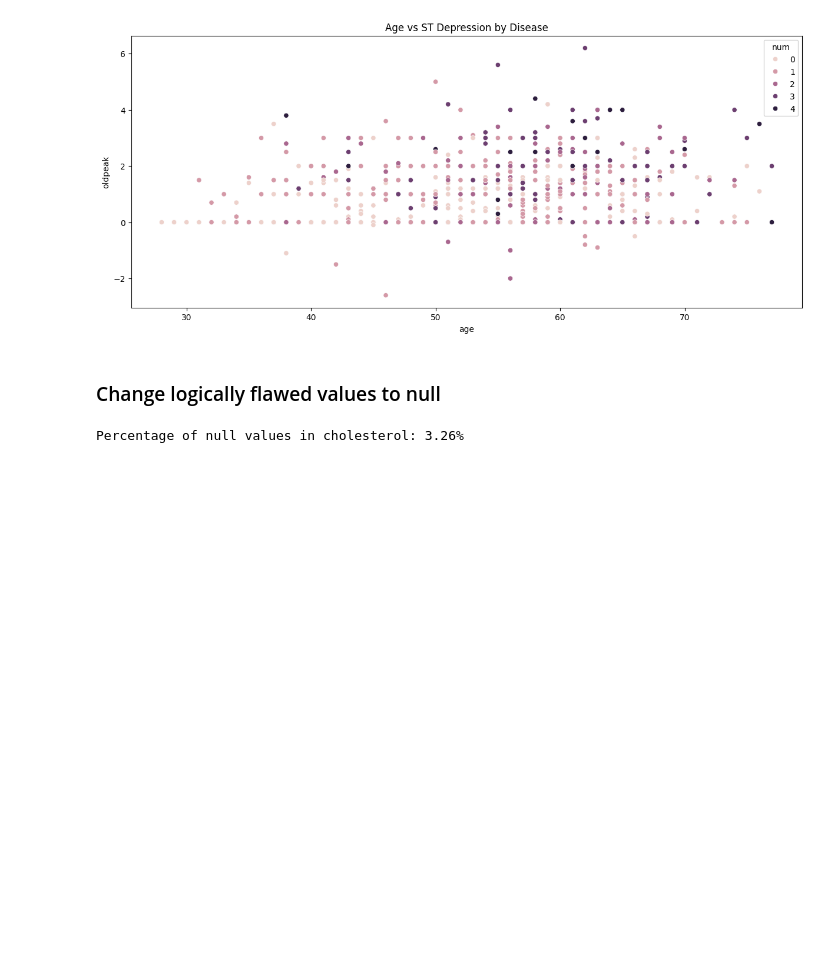
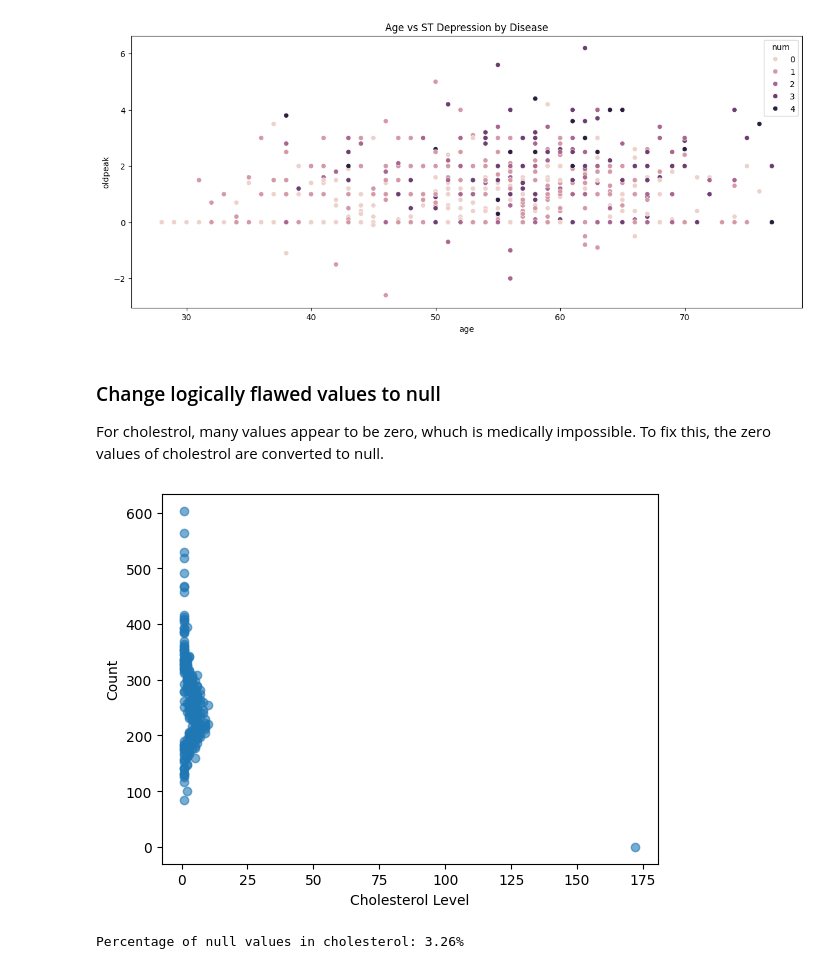
Before and after one commit to harika-maha/Dubai_PG-3, a Jupyter notebook: UCI_notebook.ipynb, the cells around one changed output. Cells and saved outputs as stored; diff of their text form; code cells hidden in the pictures; blank space fills up the shorter version.

```diff
--- a/UCI_notebook.ipynb
+++ b/UCI_notebook.ipynb
@@ -183,8 +189,17 @@ plt.title('Age vs ST Depression by Disease')
 # %% [output]
 Text(0.5, 1.0, 'Age vs ST Depression by Disease')
 [figure]
-# %% [markdown]
-### Change logically flawed values to null
+# %% [markdown]
+### Change logically flawed values to null
+For cholestrol, many values appear to be zero, whuch is medically impossible. To fix this, the zero values of cholestrol are converted to null.
+# %%
+chol_counts = df2['chol'].value_counts().sort_index()
+plt.scatter(chol_counts.values, chol_counts.index, alpha=0.6)
+plt.xlabel('Cholesterol Level')
+plt.ylabel('Count')
+plt.show()
+# %% [output]
+[figure, added]
 # %%
 null_percentage = (df2['chol'].isnull().sum() / len(df2)) * 100
 print(f"Percentage of null values in cholesterol: {null_percentage:.2f}%")
```
Also changed, not shown: parts of 104 cells of this notebook.
